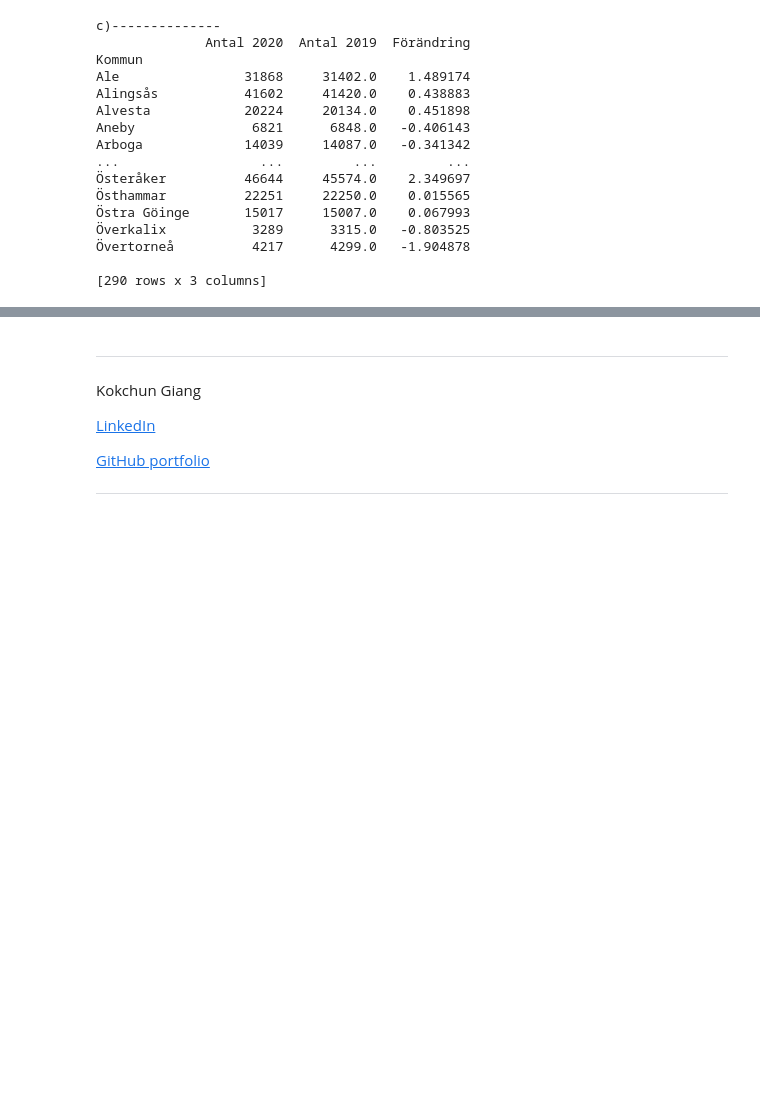
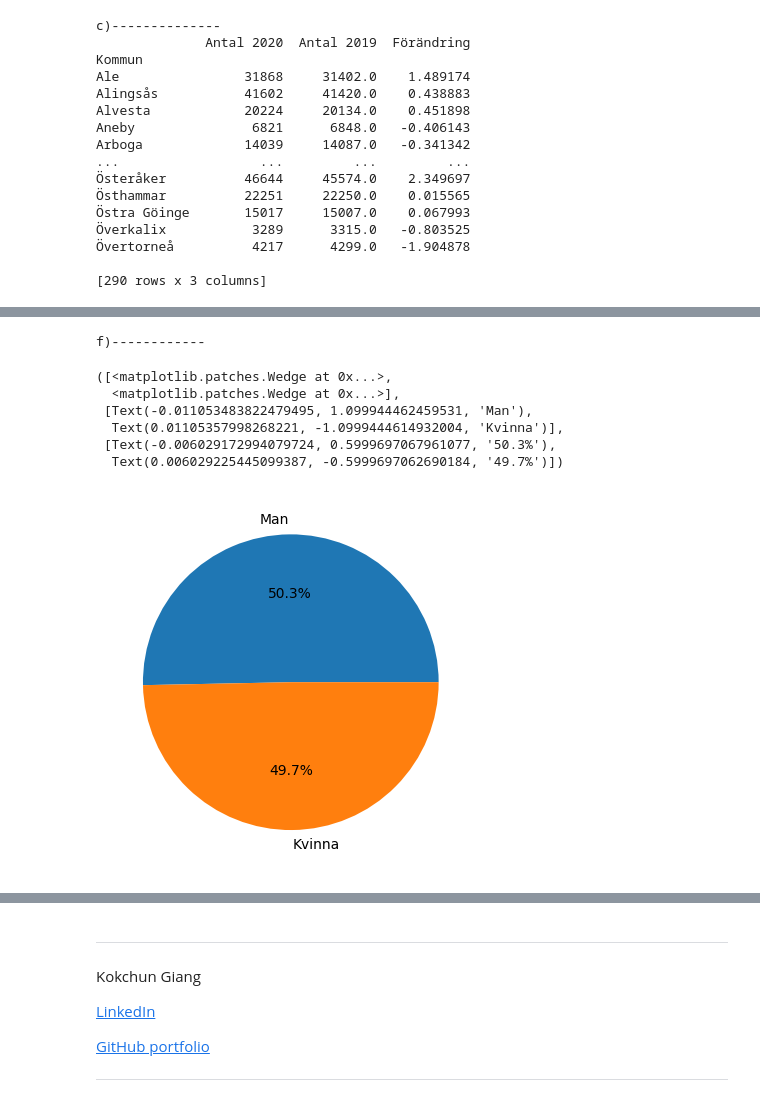
Before and after one commit to zoneme99/AI24-Databehandling-JC, a Jupyter notebook: Exercises/E00_pandas_basic_syntax.ipynb, the cells around one changed output, grey strips where cells are left out. Cells and saved outputs as stored; diff of their text form; code cells hidden in the pictures; blank space fills up the shorter version.

```diff
--- a/Exercises/E00_pandas_basic_syntax.ipynb
+++ b/Exercises/E00_pandas_basic_syntax.ipynb
@@ -460,0 +487,14 @@ output.sort_values(by="Total Pop 2020", ascending=False)
+# %%
+print("f)------------")
+man_pop = man['Folkmängd 2020'].sum()
+kvinna_pop = kvinna['Folkmängd 2020'].sum()
+plt.pie([man_pop,kvinna_pop], labels=["Man","Kvinna"], autopct='%1.1f%%')
+# %% [output]
+f)------------
+([<matplotlib.patches.Wedge at 0x...>,
+  <matplotlib.patches.Wedge at 0x...>],
+ [Text(-0.011053483822479495, 1.099944462459531, 'Man'),
+  Text(0.01105357998268221, -1.0999444614932004, 'Kvinna')],
+ [Text(-0.006029172994079724, 0.5999697067961077, '50.3%'),
+  Text(0.006029225445099387, -0.5999697062690184, '49.7%')])
+[figure, added]
```
Also changed, not shown: parts of 2 cells of this notebook, 1 other file.
